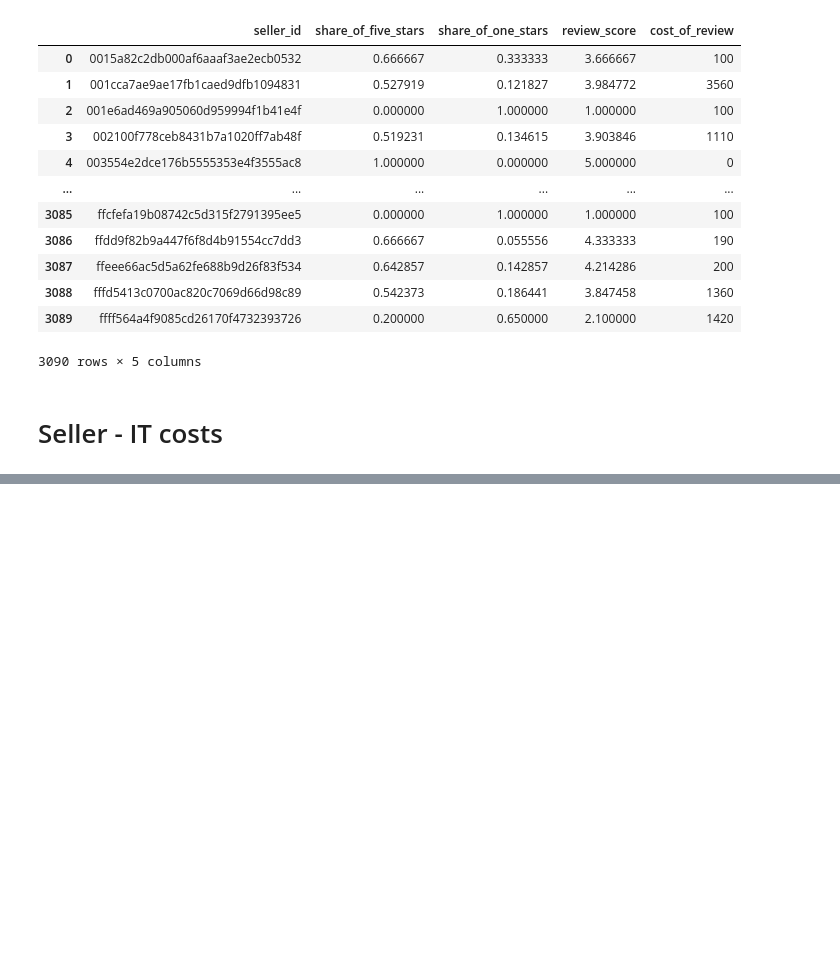
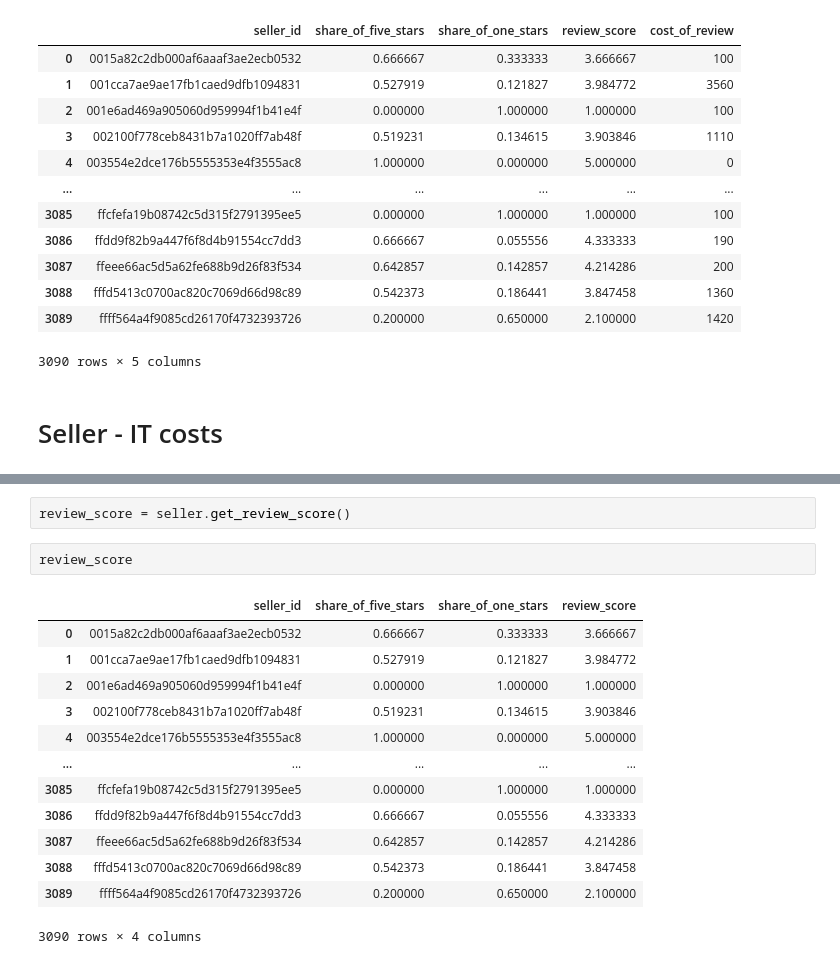
Before and after one commit to multiyumz/data-science-challenges, a Jupyter notebook: data-recap_ceo_request/Seller_P&L_Analysis.ipynb, the cells around one changed output, grey strips where cells are left out. Cells and saved outputs as stored; diff of their text form; blank space fills up the shorter version.

```diff
--- a/data-recap_ceo_request/Seller_P&L_Analysis.ipynb
+++ b/data-recap_ceo_request/Seller_P&L_Analysis.ipynb
@@ -101,0 +144,18 @@ result
+# %%
+review_score = seller.get_review_score()
+# %%
+review_score
+# %% [output]
+|  | seller_id | share_of_five_stars | share_of_one_stars | review_score |
+| 0 | 0015a82c2db000af6aaaf3ae2ecb0532 | 0.666667 | 0.333333 | 3.666667 |
+| 1 | 001cca7ae9ae17fb1caed9dfb1094831 | 0.527919 | 0.121827 | 3.984772 |
+| 2 | 001e6ad469a905060d959994f1b41e4f | 0.000000 | 1.000000 | 1.000000 |
+| 3 | 002100f778ceb8431b7a1020ff7ab48f | 0.519231 | 0.134615 | 3.903846 |
+| 4 | 003554e2dce176b5555353e4f3555ac8 | 1.000000 | 0.000000 | 5.000000 |
+| ... | ... | ... | ... | ... |
+| 3085 | ffcfefa19b08742c5d315f2791395ee5 | 0.000000 | 1.000000 | 1.000000 |
+| 3086 | ffdd9f82b9a447f6f8d4b91554cc7dd3 | 0.666667 | 0.055556 | 4.333333 |
+| 3087 | ffeee66ac5d5a62fe688b9d26f83f534 | 0.642857 | 0.142857 | 4.214286 |
+| 3088 | fffd5413c0700ac820c7069d66d98c89 | 0.542373 | 0.186441 | 3.847458 |
+| 3089 | ffff564a4f9085cd26170f4732393726 | 0.200000 | 0.650000 | 2.100000 |
+3090 rows × 4 columns
```
Also changed, not shown: parts of 6 cells of this notebook, 1 other file.
